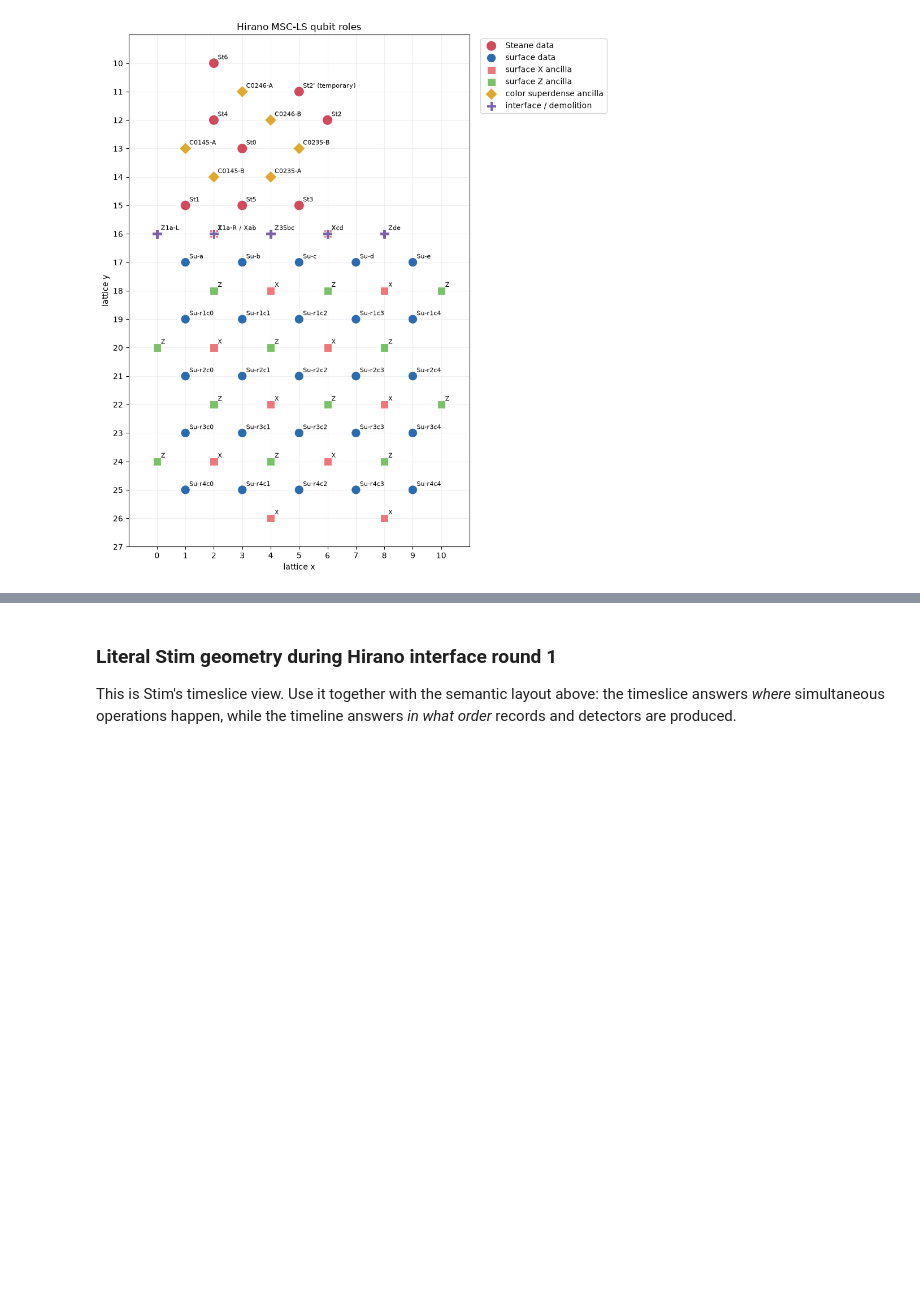
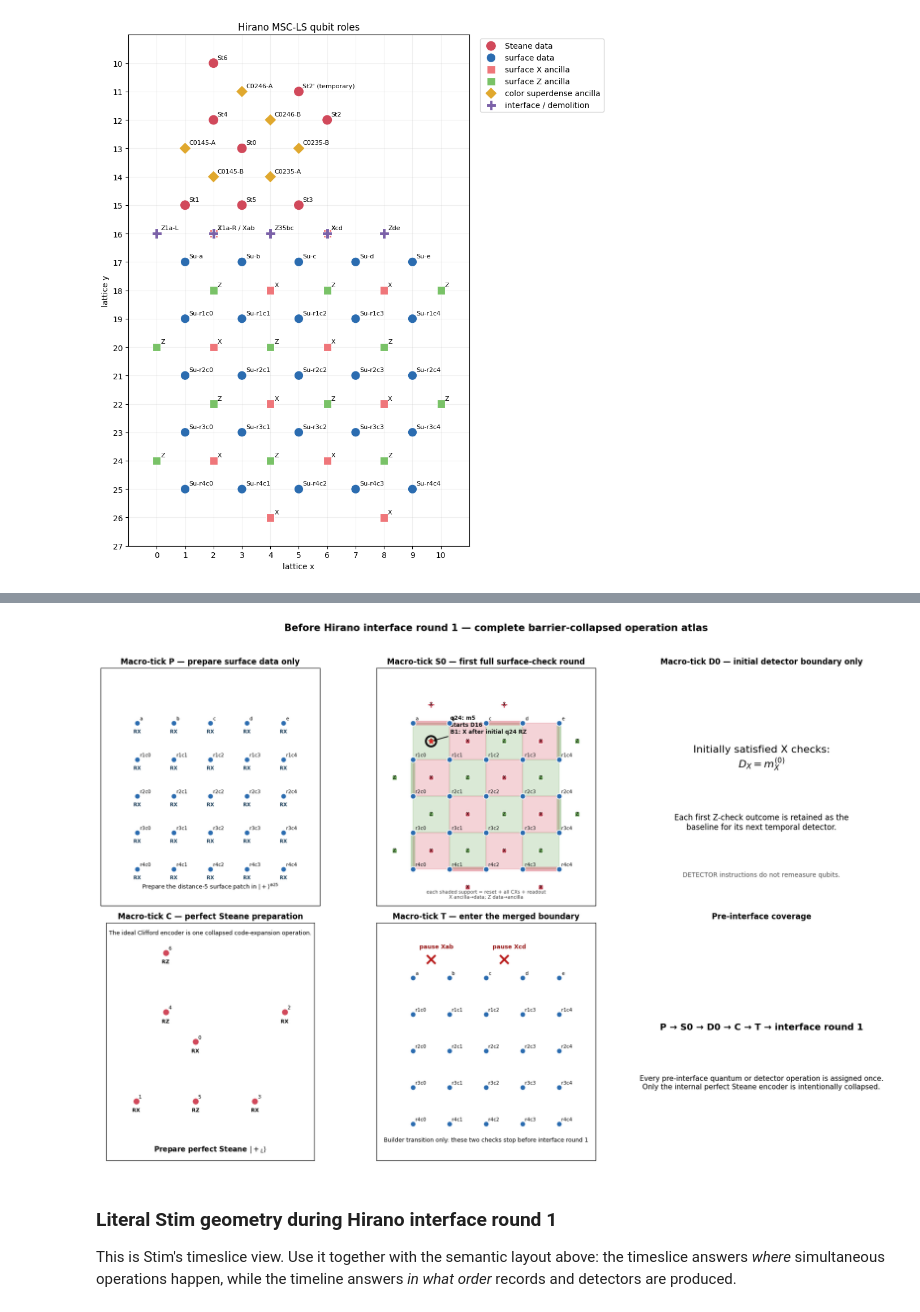
Before and after one commit to HaoranLiao/msc-ls, a Jupyter notebook: audit/hirano_protocol_circuits_and_fault_witnesses.ipynb, the cells around one changed output, grey strips where cells are left out. Drawn from its saved outputs; the diff is of its cells as text; code cells hidden in the pictures; blank space fills up the shorter version.

```diff
--- a/audit/hirano_protocol_circuits_and_fault_witnesses.ipynb
+++ b/audit/hirano_protocol_circuits_and_fault_witnesses.ipynb
@@ -168,3 +133,9 @@ show_timeline(
+# %%
+pre_figure = plot_grouped_pre_interface(noiseless, probe="+", detector_overlay=True)
+display(pre_figure)
+plt.close(pre_figure)
+# %% [output]
+[figure, added]
 # %% [markdown]
 ### Literal Stim geometry during Hirano interface round 1
 
```
Also changed, not shown: parts of 30 cells of this notebook, 2 other files.
